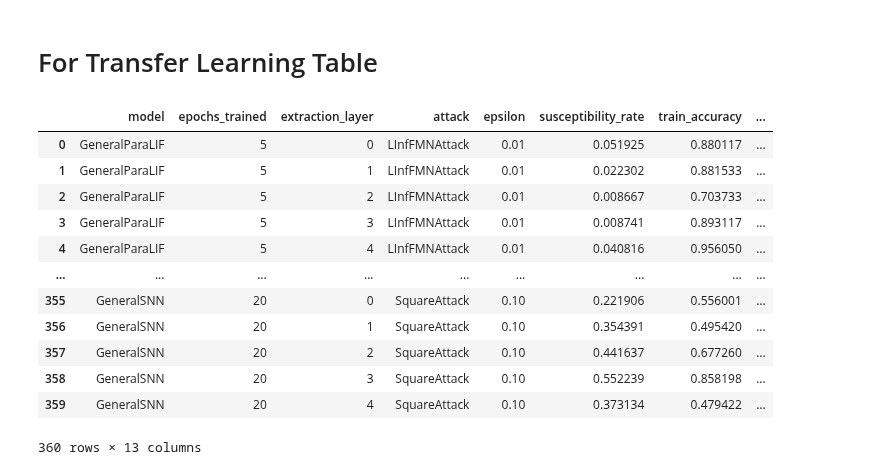
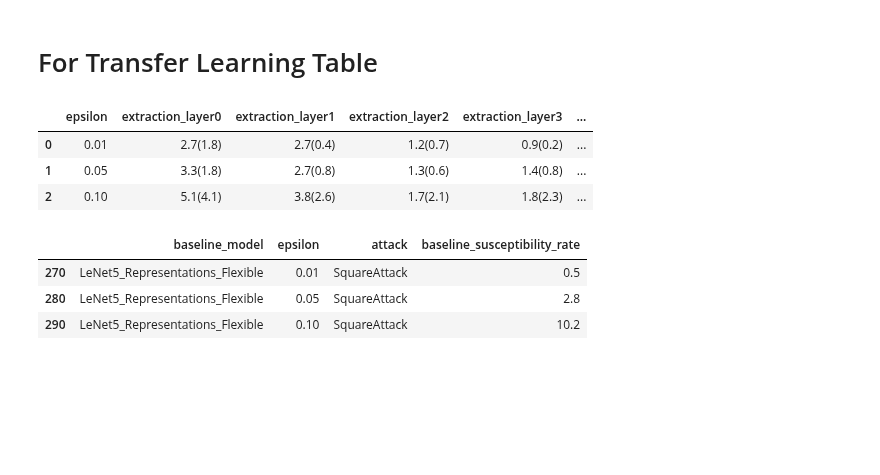
Before and after one commit to suessflorian/biological-neurons, a Jupyter notebook: Baseline Models/transfer_graphs.ipynb, the cells around one changed output. Drawn from its saved outputs; the diff is of its cells as text; code cells hidden in the pictures; blank space fills up the shorter version.

```diff
--- a/Baseline Models/transfer_graphs.ipynb
+++ b/Baseline Models/transfer_graphs.ipynb
@@ -303,23 +297,48 @@ subset[['dataset', 'model', 'extraction_layer', 'train_accuracy', 'test_accuracy
 # %% [markdown]
 # For Transfer Learning Table
-# %%
-dataset = 'MNIST'
-attack = 'LinfFastGradientAttack' # [LinfFastGradientAttack, LInfFMNAttack, LinfDeepFoolAttack, SquareAttack]
-
-
-
-subset =
-# %% [output]
-|  | model | epochs_trained | extraction_layer | attack | epsilon | susceptibility_rate | train_accuracy | ... |
-| 0 | GeneralParaLIF | 5 | 0 | LInfFMNAttack | 0.01 | 0.051925 | 0.880117 | ... |
-| 1 | GeneralParaLIF | 5 | 1 | LInfFMNAttack | 0.01 | 0.022302 | 0.881533 | ... |
-| 2 | GeneralParaLIF | 5 | 2 | LInfFMNAttack | 0.01 | 0.008667 | 0.703733 | ... |
-| 3 | GeneralParaLIF | 5 | 3 | LInfFMNAttack | 0.01 | 0.008741 | 0.893117 | ... |
-| 4 | GeneralParaLIF | 5 | 4 | LInfFMNAttack | 0.01 | 0.040816 | 0.956050 | ... |
-| ... | ... | ... | ... | ... | ... | ... | ... | ... |
-| 355 | GeneralSNN | 20 | 0 | SquareAttack | 0.10 | 0.221906 | 0.556001 | ... |
-| 356 | GeneralSNN | 20 | 1 | SquareAttack | 0.10 | 0.354391 | 0.495420 | ... |
-| 357 | GeneralSNN | 20 | 2 | SquareAttack | 0.10 | 0.441637 | 0.677260 | ... |
-| 358 | GeneralSNN | 20 | 3 | SquareAttack | 0.10 | 0.552239 | 0.858198 | ... |
-| 359 | GeneralSNN | 20 | 4 | SquareAttack | 0.10 | 0.373134 | 0.479422 | ... |
-360 rows × 13 columns
+# %%
+dataset = 'MNIST'
+attack = 'SquareAttack' # [LinfFastGradientAttack, LInfFMNAttack, LinfDeepFoolAttack, SquareAttack]
+
+
+
+subset = data[(data.dataset == dataset) & (data.attack == attack)]
+df = subset[['model', 'epsilon', 'extraction_layer', 'susceptibility_rate']]
+df_paralif = df[df['model'] == 'GeneralParaLIF']
+df_snn = df[df['model'] == 'GeneralSNN']
+
+# Pivot the tables
+df_paralif_wide = df_paralif.pivot_table(index=['epsilon'], columns='extraction_layer', values='susceptibility_rate')
+df_snn_wide = df_snn.pivot_table(index=['epsilon'], columns='extraction_layer', values='susceptibility_rate')
+
+# Combine the tables
+df_combined = df_paralif_wide.mul(100).round(1).astype(str) + '(' + df_snn_wide.mul(100).round(1).astype(str) + ')'
+
+# Reset the index to bring 'epsilon' back as a column and add 'model' column
+df_combined.reset_index(inplace=True)
+df_combined['model'] = 'Combined'
+
+
+
+# Rearrange columns
+df_combined = df_combined[['model', 'epsilon', 0, 1, 2, 3, 4]]
+df_combined.columns = ['model', 'epsilon', 'extraction_layer0', 'extraction_layer1', 'extraction_layer2', 'extraction_layer3', 'extraction_layer4']
+df_combined.drop('model', axis = 1)
+# %% [output]
+|  | epsilon | extraction_layer0 | extraction_layer1 | extraction_layer2 | extraction_layer3 | ... |
+| 0 | 0.01 | 2.7(1.8) | 2.7(0.4) | 1.2(0.7) | 0.9(0.2) | ... |
+| 1 | 0.05 | 3.3(1.8) | 2.7(0.8) | 1.3(0.6) | 1.4(0.8) | ... |
+| 2 | 0.10 | 5.1(4.1) | 3.8(2.6) | 1.7(2.1) | 1.8(2.3) | ... |
+# %%
+dataset = 'MNIST'
+attack = 'SquareAttack' # [LinfFastGradientAttack, LInfFMNAttack, LinfDeepFoolAttack, SquareAttack]
+
+subset = data[(data.dataset == dataset) & (data.attack == attack)]
+subset = subset[['baseline_model', 'epsilon', 'attack', 'baseline_susceptibility_rate']].drop_duplicates()
+subset['baseline_susceptibility_rate'] = (subset['baseline_susceptibility_rate'] * 100).round(1)
+subset
+# %% [output]
+|  | baseline_model | epsilon | attack | baseline_susceptibility_rate |
+| 270 | LeNet5_Representations_Flexible | 0.01 | SquareAttack | 0.5 |
+| 280 | LeNet5_Representations_Flexible | 0.05 | SquareAttack | 2.8 |
+| 290 | LeNet5_Representations_Flexible | 0.10 | SquareAttack | 10.2 |
```
Also changed, not shown: parts of 3 cells of this notebook, 9 other files.
